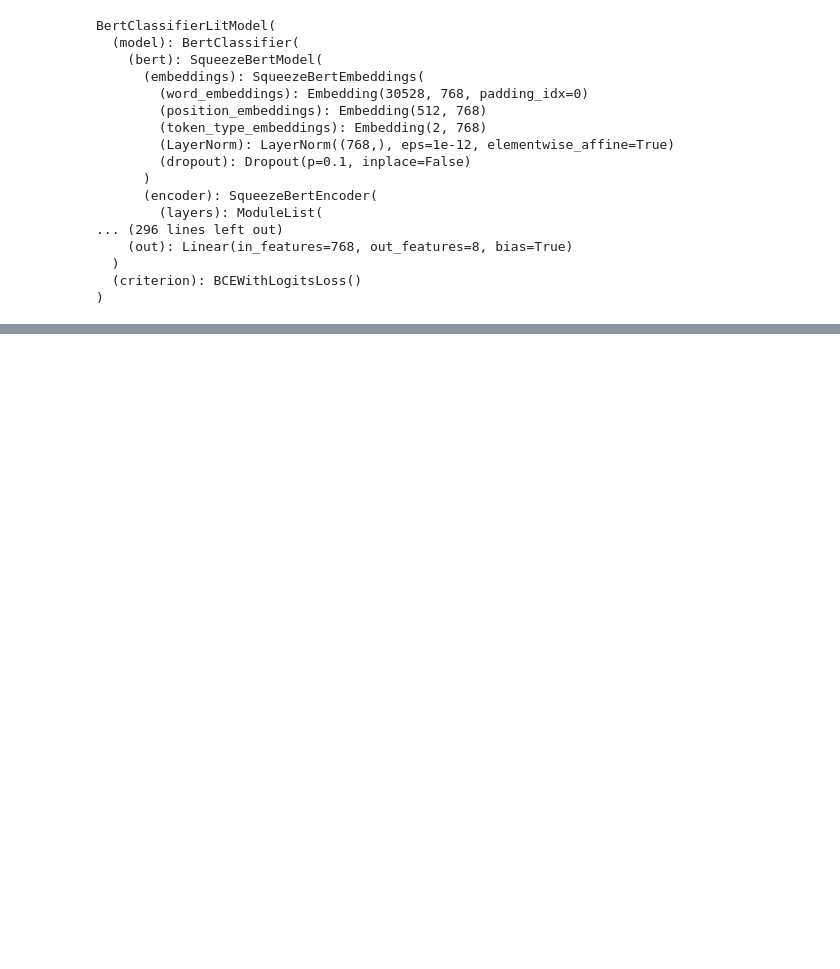
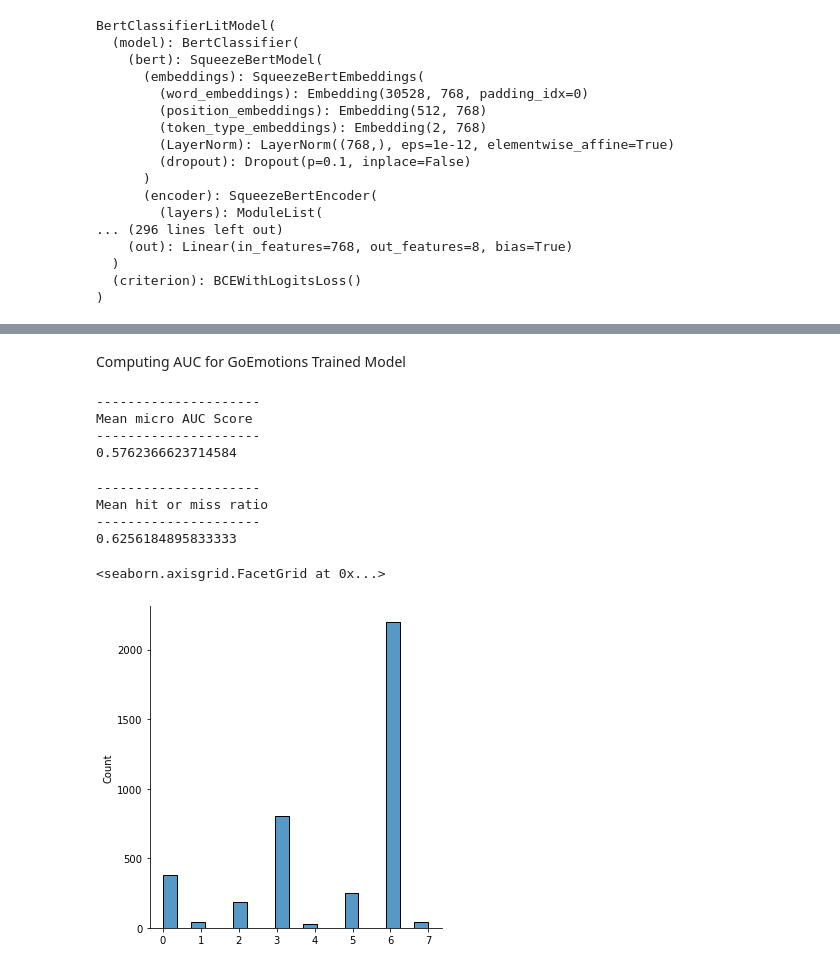
Before and after one commit to inzva/emotion-recognition-drawings, a Jupyter notebook: notebooks/EmoRecCom_Test.ipynb, the cells around one changed output, grey strips where cells are left out. Cells and saved outputs as stored; diff of their text form; code cells hidden in the pictures; blank space fills up the shorter version.

```diff
--- a/notebooks/EmoRecCom_Test.ipynb
+++ b/notebooks/EmoRecCom_Test.ipynb
@@ -143,0 +240,2 @@ with torch.no_grad():
+# %% [markdown]
+Computing AUC for GoEmotions Trained Model
@@ -143,0 +262,67 @@ with torch.no_grad():
+# %%
+for dataloader in [train_dataloader, val_dataloader, test_dataloader]:
+    for batch in tqdm(dataloader):
+        # Getting the predictions
+        with torch.no_grad():
+            transformer_inputs = batch[3]
+            ids = transformer_inputs["ids"].to('cuda')
+            mask = transformer_inputs["mask"].to('cuda')
+            scores = bert_goemotions_classifier.forward(ids, mask)
+            predictions = F.sigmoid(scores)
+
+        (labels, polarities) = batch[2]
+        emoreccom_like_labels = np.zeros_like(labels)
+
+        # Converting predictions to emoreccom_like_labels
+        hit_or_miss_counter = []
+        for batch_element_index, batch_element in enumerate(predictions.cpu().numpy()):
+            for index, emotion_score in enumerate(batch_element):
+                emotion_name = goemotions_emotion_list[index]
+                if emotion_score >= 0.35:
+                    for emoreccom_emotion, goemotion_equivalents in emoreccom_goemotions_emotion_mapping.items():
+                        if emotion_name in goemotion_equivalents:
+                            emoreccom_index = dataset.emotion_dict[emoreccom_emotion]
+                            emoreccom_like_labels[batch_element_index][emoreccom_index] = 1
+            if np.all(emoreccom_like_labels[batch_element_index]==0):
+                # if no there is no label we can say it is other
+                emoreccom_like_labels[batch_element_index][7] = 1
+
+            hit_or_miss_labels = emoreccom_like_labels[batch_element_index] * labels[batch_element_index].cpu().detach().numpy()
+            all_hit_or_miss_labels.append(hit_or_miss_labels.nonzero())
+            hit_condition = np.sum(hit_or_miss_labels) >= 1
+            hit_or_miss_counter.append(1 if hit_condition else 0)
+        # saving computed scores later to get mean of them
+        hit_or_miss_ratios.append(np.sum(hit_or_miss_counter) / len(hit_or_miss_counter))
+        micro_auc_scores.append(compute_micro_auc(emoreccom_like_labels, labels))
+# %%
+print("---------------------")
+print("Mean micro AUC Score")
+print("---------------------")
+print(np.mean(micro_auc_scores))
+# %% [output]
+---------------------
+Mean micro AUC Score
+---------------------
+0.5762366623714584
+# %%
+print("---------------------")
+print("Mean hit or miss ratio")
+print("---------------------")
+print(np.mean(hit_or_miss_ratios))
+# %% [output]
+---------------------
+Mean hit or miss ratio
+---------------------
+0.6256184895833333
+# %%
+all_hit_or_miss_labels = list(map(lambda x: x[0], all_hit_or_miss_labels))
+# %%
+all_hit_or_miss_labels_filtered = list(filter(lambda x: len(x) != 0, all_hit_or_miss_labels))
+# %%
+flattened_all_hit_or_miss_labels_filtered = list(itertools.chain(*all_hit_or_miss_labels_filtered))
+# %%
+# Displaying Distribution of hit labels for GoEmotions Model
+sns.displot(flattened_all_hit_or_miss_labels_filtered)
+# %% [output]
+<seaborn.axisgrid.FacetGrid at 0x...>
+[figure, added]
```
Also changed, not shown: parts of 19 cells of this notebook, 2 other files.
